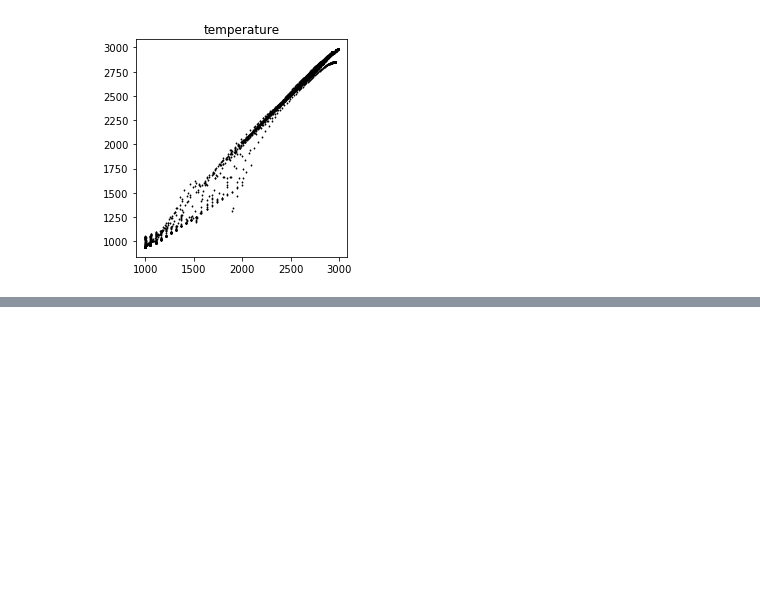
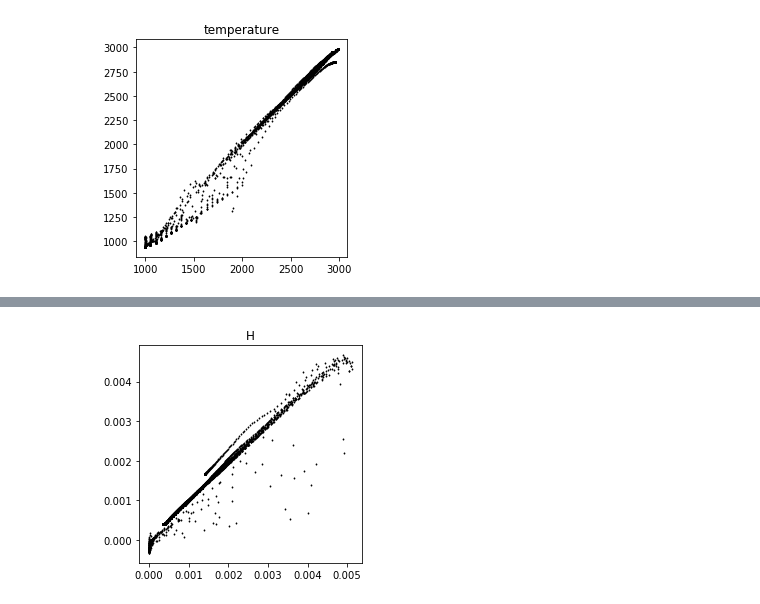
Before and after one commit to puttak/cantera-1, a Jupyter notebook: H2 inginition ANN mapping.ipynb, the cells around one changed output, grey strips where cells are left out. Cells and saved outputs as stored; diff of their text form; code cells hidden in the pictures; blank space fills up the shorter version.

```diff
--- a/H2 inginition ANN mapping.ipynb
+++ b/H2 inginition ANN mapping.ipynb
@@ -241,2 +245,6 @@ acc_plt('temperature')
+# %%
+acc_plt('H')
+# %% [output]
+[figure, added]
 # %% [markdown]
 ![haha](https://raw.githubusercontent.com/uqyge/cantera/master/img/imperial.png)
```
Also changed, not shown: parts of 1 cell of this notebook, 3 other files.
